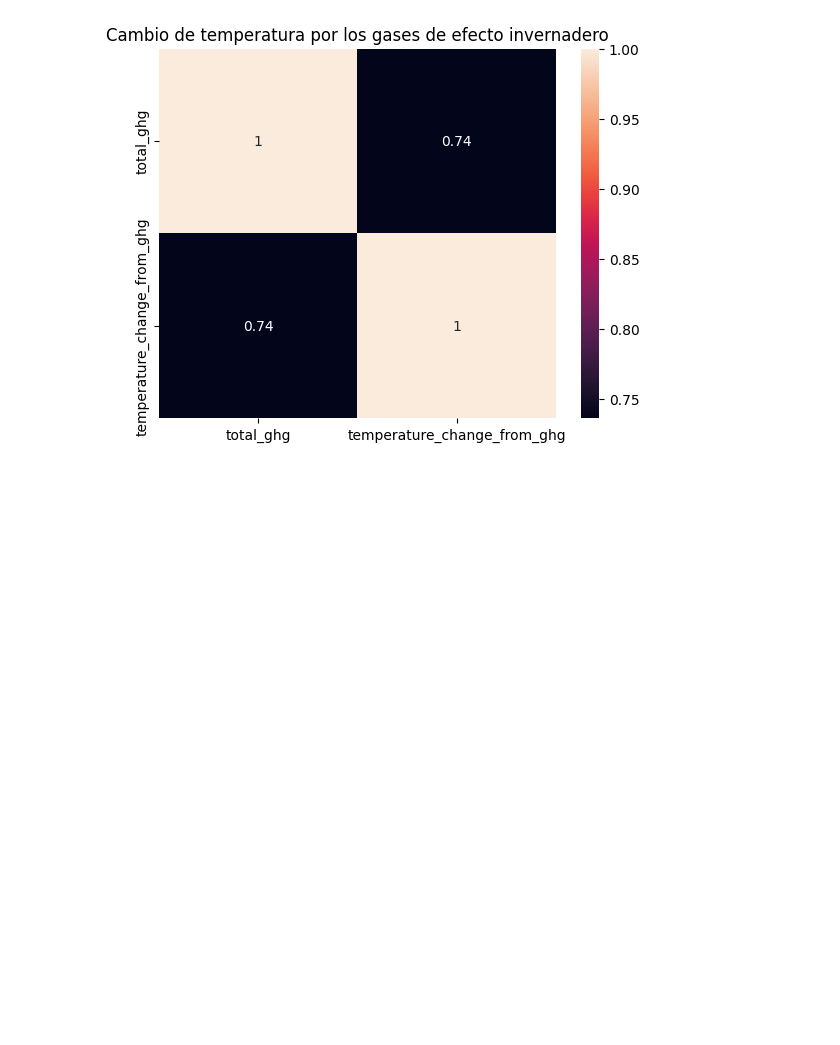
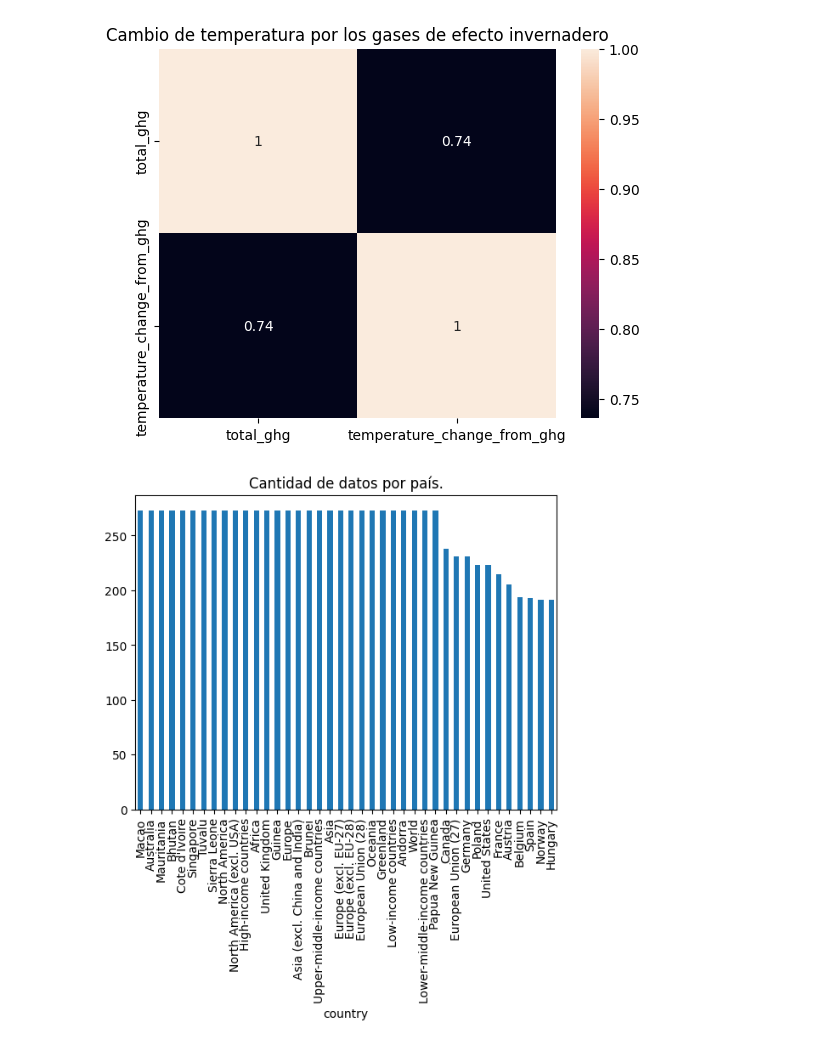
Before and after one commit to LINDAINES213/Data_Mining_Project, a Jupyter notebook: Project.ipynb, the cells around one changed output. Cells and saved outputs as stored; diff of their text form; code cells hidden in the pictures; blank space fills up the shorter version.

Commit message:
Estudio de variables categóricas

```diff
--- a/Project.ipynb
+++ b/Project.ipynb
@@ -163,3 +163,14 @@ plt.show()
 [figure]
 [figure]
 [figure]
+# %%
+# Estudio de variables categóricas
+countries_barplot = dataframe['country'].value_counts()
+number_of_bars = 40
+limited_countries_barplot = countries_barplot.head(number_of_bars)
+
+limited_countries_barplot.plot(kind='bar')
+plt.title('Cantidad de datos por país')
+plt.show()
+# %% [output]
+[figure, added]
```
Also changed, not shown: parts of 1 cell of this notebook.
